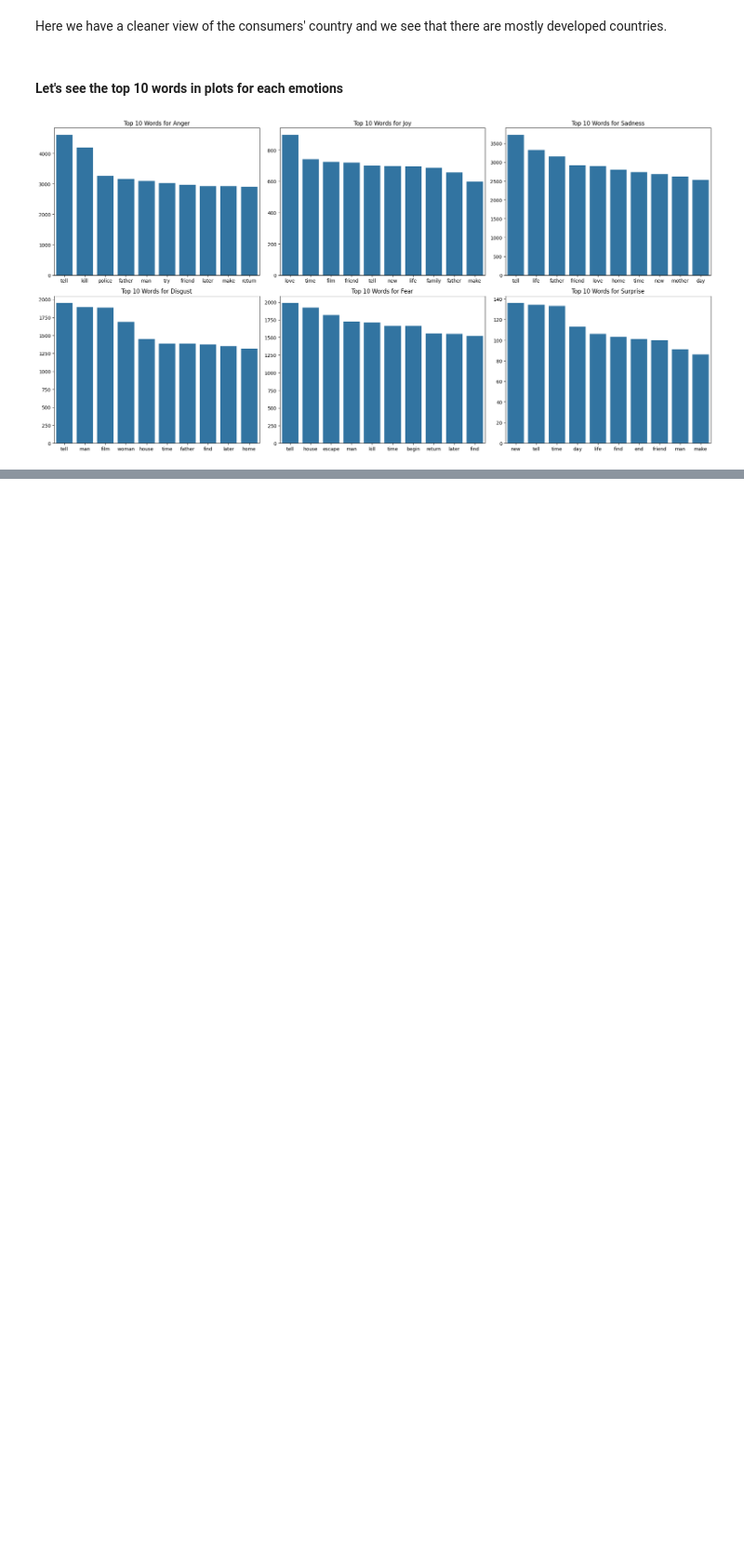
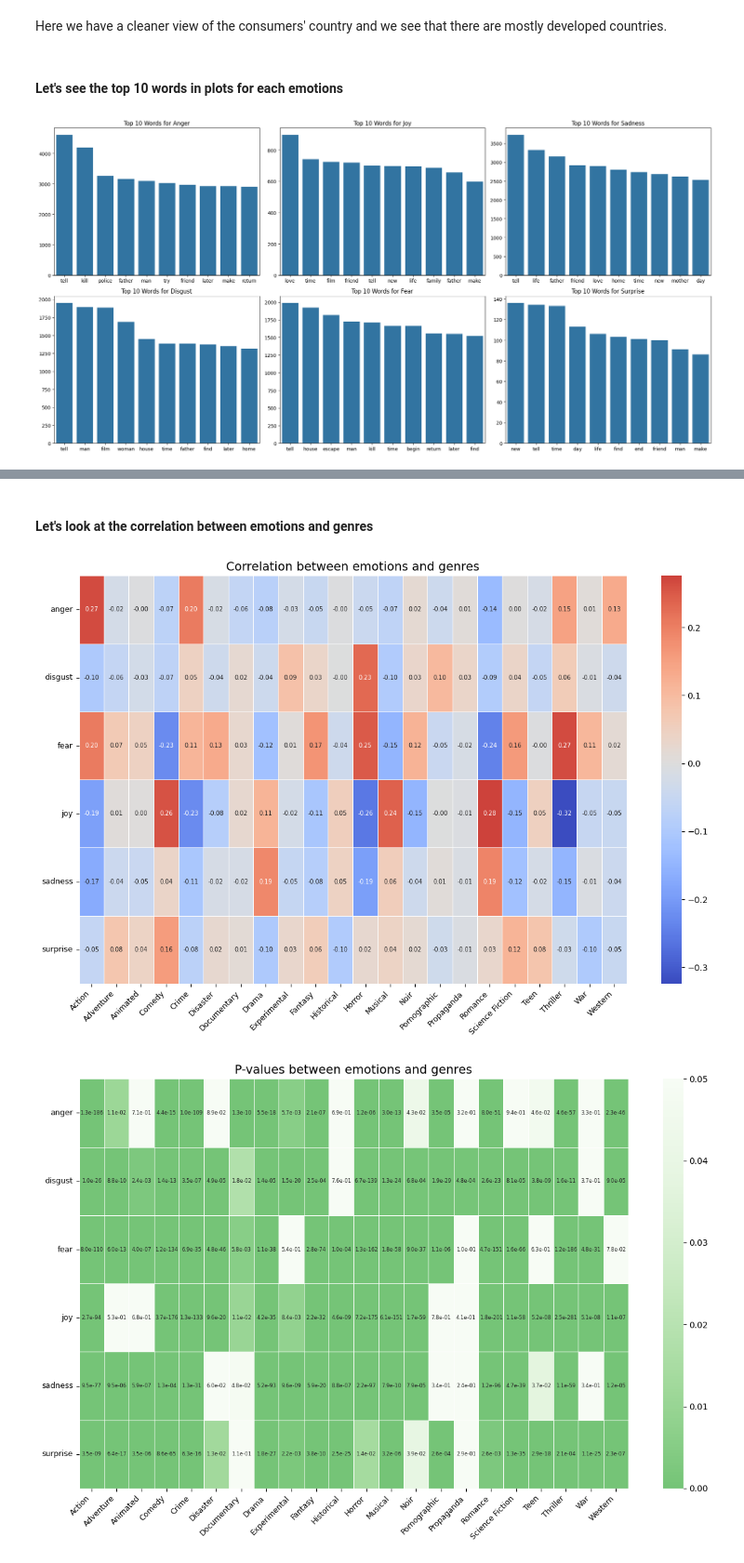
Before and after one commit to epfl-ada/ada-2024-project-sparkling, a Jupyter notebook: results.ipynb, the cells around one changed output, grey strips where cells are left out. Shown at 93% size. Saved outputs shown, nothing was run; the diff lists cells and outputs as text; code cells hidden in the pictures; blank space fills up the shorter version.

```diff
--- a/results.ipynb
+++ b/results.ipynb
@@ -166,0 +182,7 @@ show_top_10_words_per_emotion(df_movies_with_emotions_normalized, top_emotions=1
+# %% [markdown]
+#### Let's look at the correlation between emotions and genres
+# %%
+generate_emotion_genre_heatmap(df_main_genres, df_movies_with_emotions_normalized)
+# %% [output]
+[figure, added]
+[figure, added]
```
Also changed, not shown: parts of 16 cells of this notebook, 1 other file.
